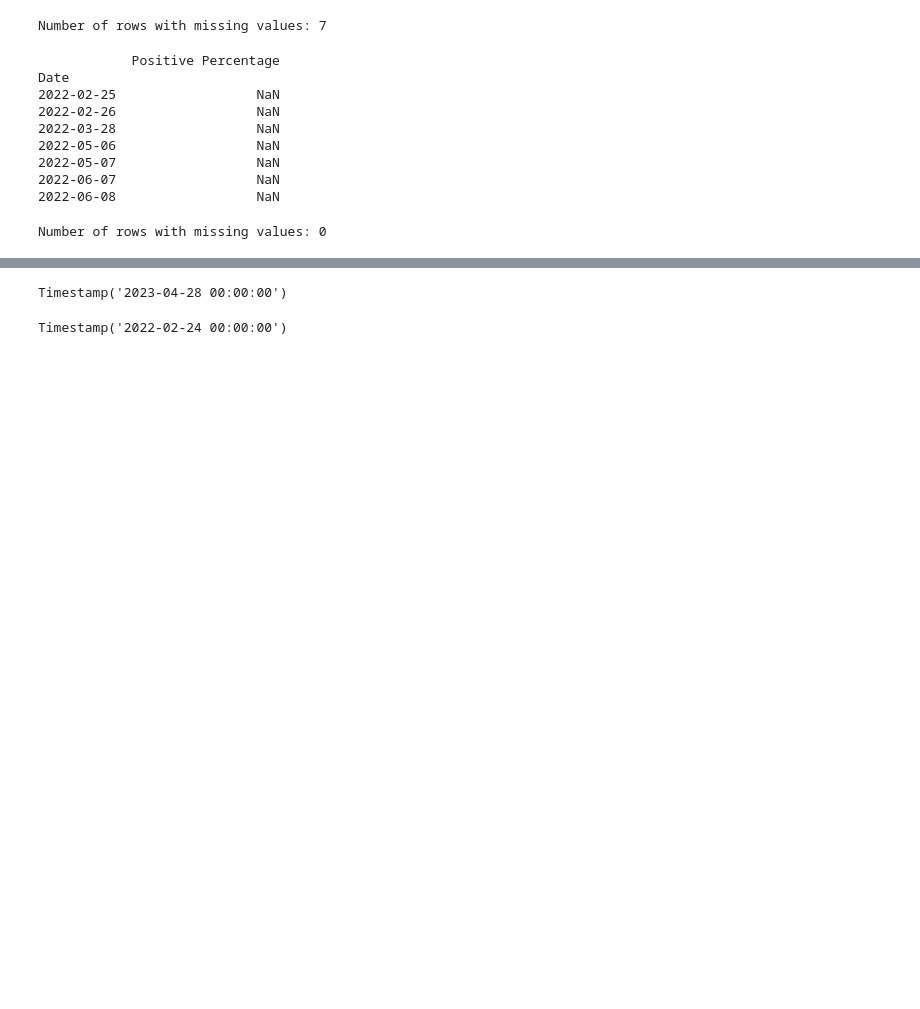
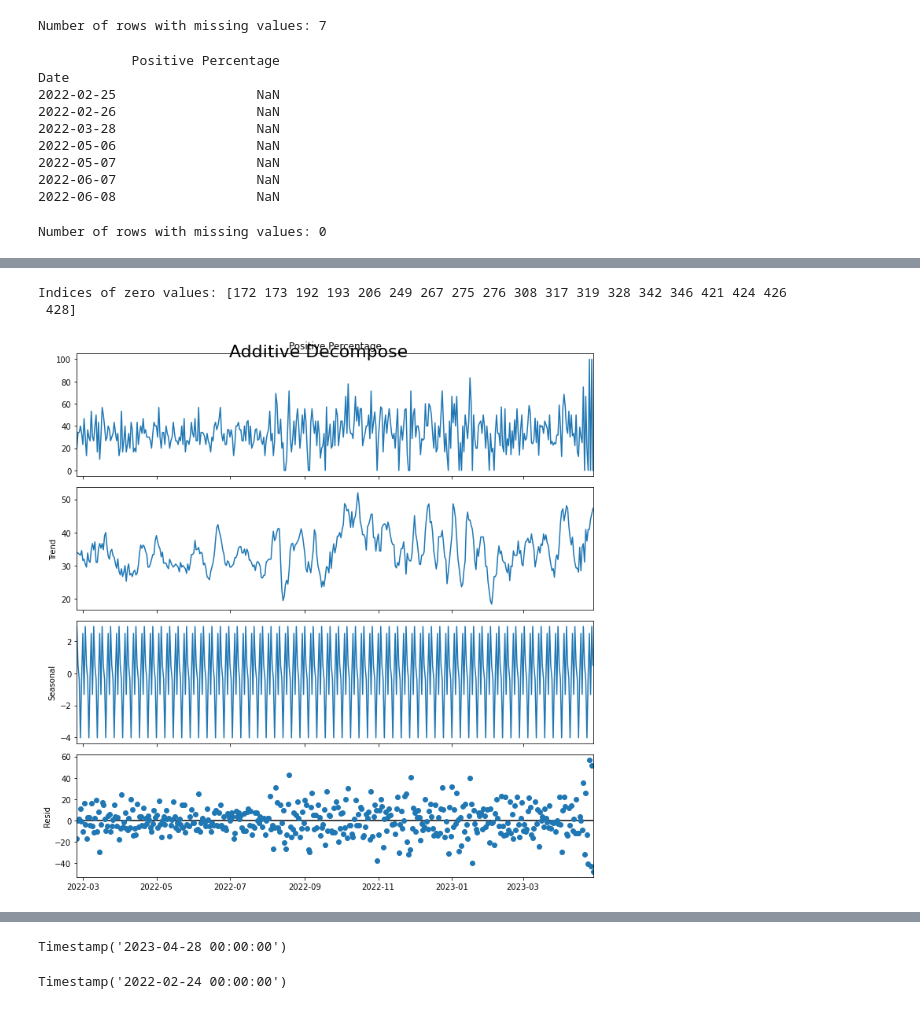
Before and after one commit to DrAmy-Data/CA2_S2, a Jupyter notebook: CA2_SEM2.ipynb, the cells around one changed output, grey strips where cells are left out. Drawn from its saved outputs; the diff is of its cells as text; code cells hidden in the pictures; blank space fills up the shorter version.

```diff
--- a/CA2_SEM2.ipynb
+++ b/CA2_SEM2.ipynb
@@ -745,0 +757,11 @@ Number of rows with missing values: 0
+# %%
+# Find the indices of the zero values
+zero_indices = np.where(df_pos['Positive Percentage'] == 0)[0]
+
+# Print the indices of the zero values
+print("Indices of zero values:", zero_indices)
+
+# can't use the Multiplicative decomposition because there are zeros in my data.
+# %% [output]
+Indices of zero values: [172 173 192 193 206 249 267 275 276 308 317 319 328 342 346 421 424 426
+ 428]
@@ -745,0 +770,18 @@ Number of rows with missing values: 0
+# %%
+from statsmodels.tsa.seasonal import seasonal_decompose
+from dateutil.parser import parse
+%matplotlib inline
+
+# Multiplicative Decomposition
+#result_mul = seasonal_decompose(df_pos['Positive Percentage'], model='multiplicative', extrapolate_trend='freq')
+
+# Additive Decomposition
+result_add = seasonal_decompose(df_pos['Positive Percentage'], model='additive', extrapolate_trend='freq')
+
+# Plot
+plt.rcParams.update({'figure.figsize': (10,10)})
+#result_mul.plot().suptitle('Multiplicative Decompose', fontsize=22)
+result_add.plot().suptitle('Additive Decompose', fontsize=22)
+plt.show()
+# %% [output]
+[figure, added]
```
Also changed, not shown: parts of 65 cells of this notebook.
